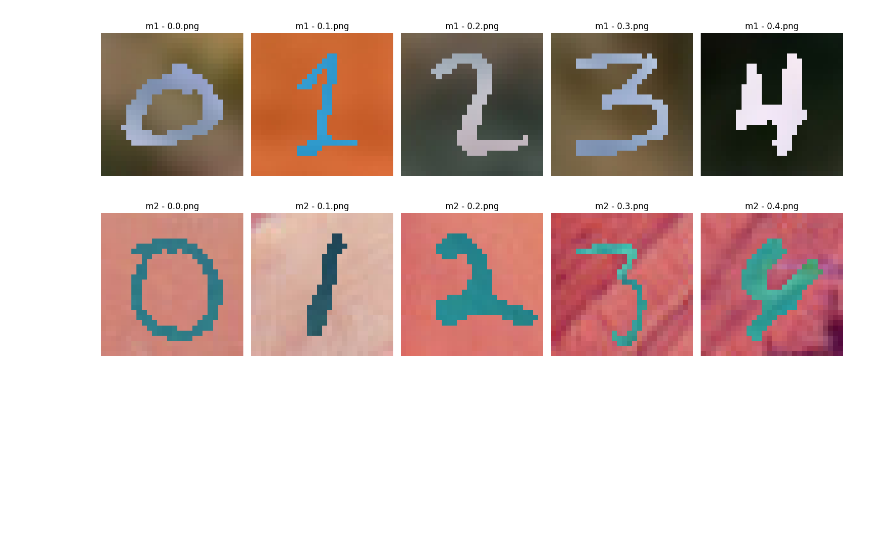
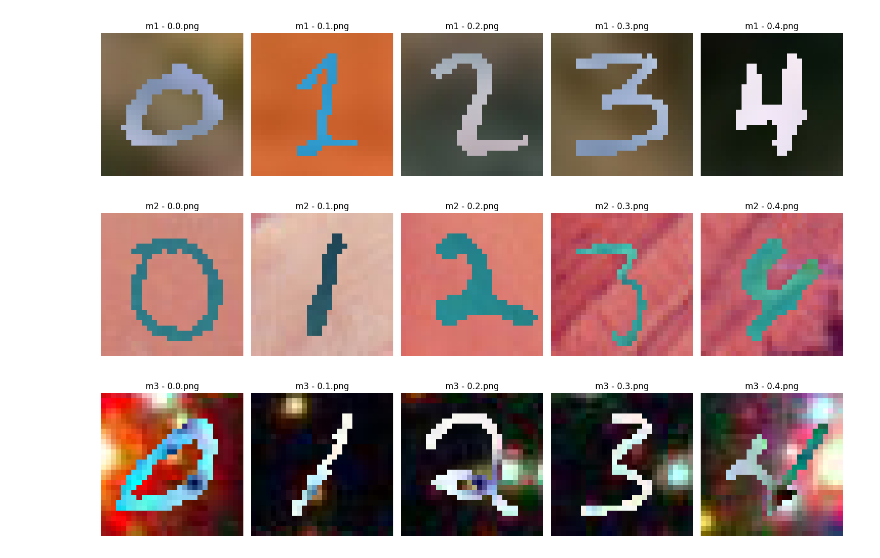
Before and after one commit to AGM54/labimagenesdata, a Jupyter notebook: lab.ipynb, the cells around one changed output. Cells and saved outputs as stored; diff of their text form; code cells hidden in the pictures; blank space fills up the shorter version.

```diff
--- a/lab.ipynb
+++ b/lab.ipynb
@@ -75,3 +75,23 @@ plt.tight_layout()
 plt.show()
 # %% [output]
 [figure]
+# %%
+
+
+m3_path = "./archive/PolyMNIST/MMNIST/train/m3/"
+
+m3_files = os.listdir(m3_path)[:5]
+
+fig, axes = plt.subplots(1, 5, figsize=(15, 5))
+
+for j, file in enumerate(m3_files):
+    image_path = os.path.join(m3_path, file)
+    image = imread(image_path)
+    axes[j].imshow(image)
+    axes[j].axis('off')
+    axes[j].set_title(f'm3 - {file}')
+
+plt.tight_layout()
+plt.show()
+# %% [output]
+[figure, added]
```
Also changed, not shown: parts of 2 cells of this notebook.
